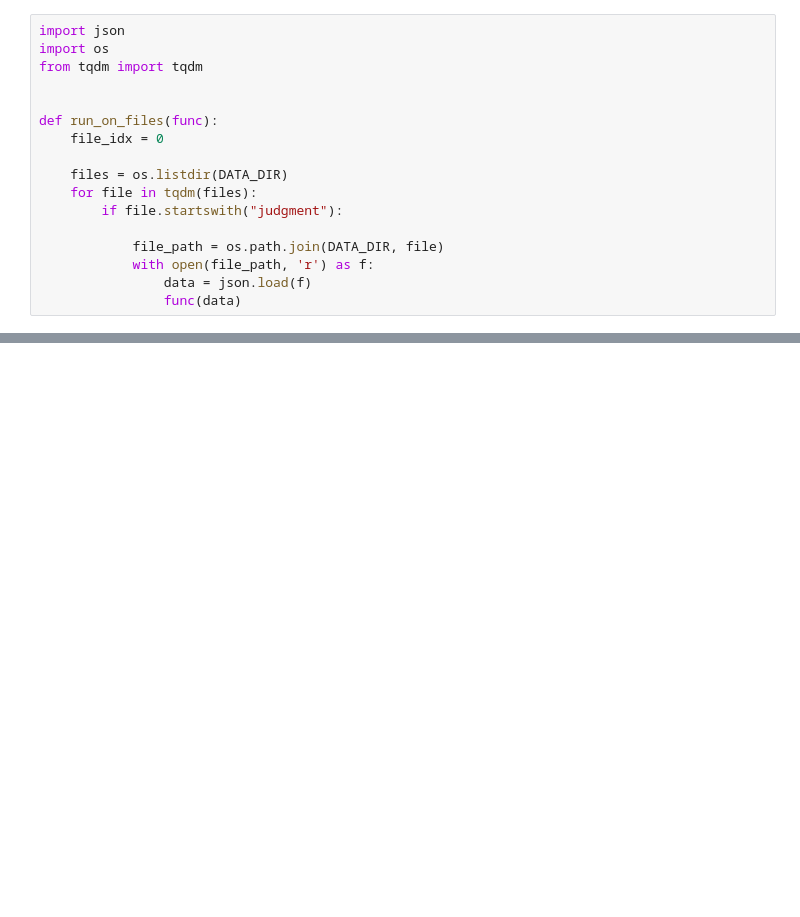
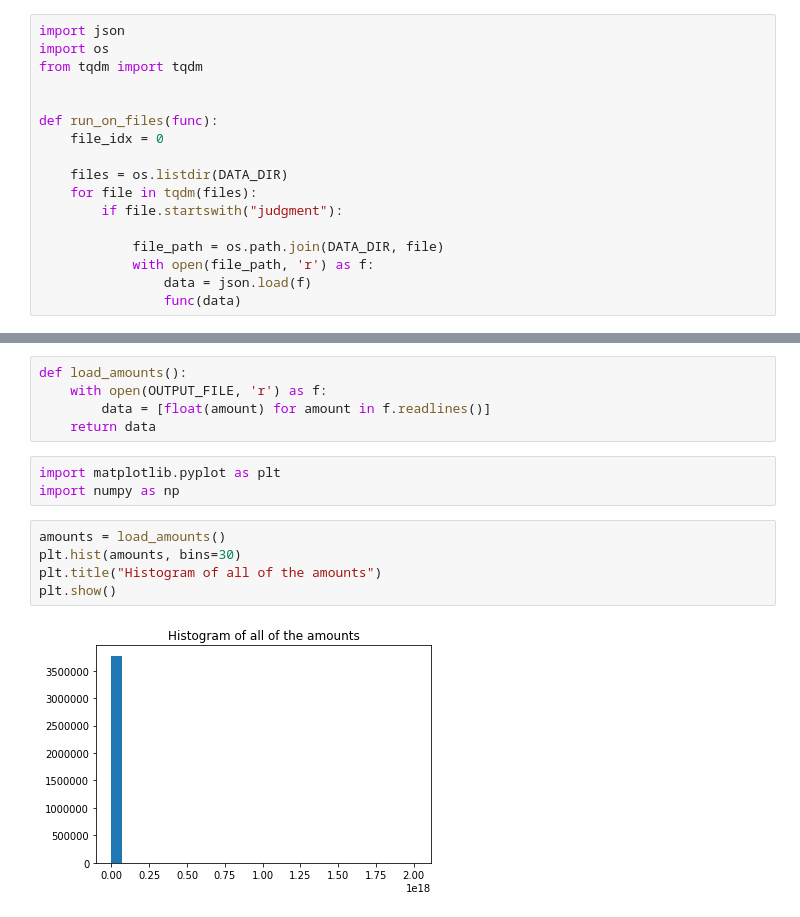
Before and after one commit to flisiewski/nlp, a Jupyter notebook: 1.ipynb, the cells around one changed output, grey strips where cells are left out. Saved outputs shown, nothing was run; the diff lists cells and outputs as text; blank space fills up the shorter version.

```diff
--- a/1.ipynb
+++ b/1.ipynb
@@ -68,0 +93,15 @@ run_on_files(money_search)
+# %%
+def load_amounts():
+    with open(OUTPUT_FILE, 'r') as f:
+        data = [float(amount) for amount in f.readlines()]
+    return data
+# %%
+import matplotlib.pyplot as plt
+import numpy as np
+# %%
+amounts = load_amounts()
+plt.hist(amounts, bins=30)
+plt.title("Histogram of all of the amounts")
+plt.show()
+# %% [output]
+[figure, added]
```
Also changed, not shown: parts of 9 cells of this notebook.
